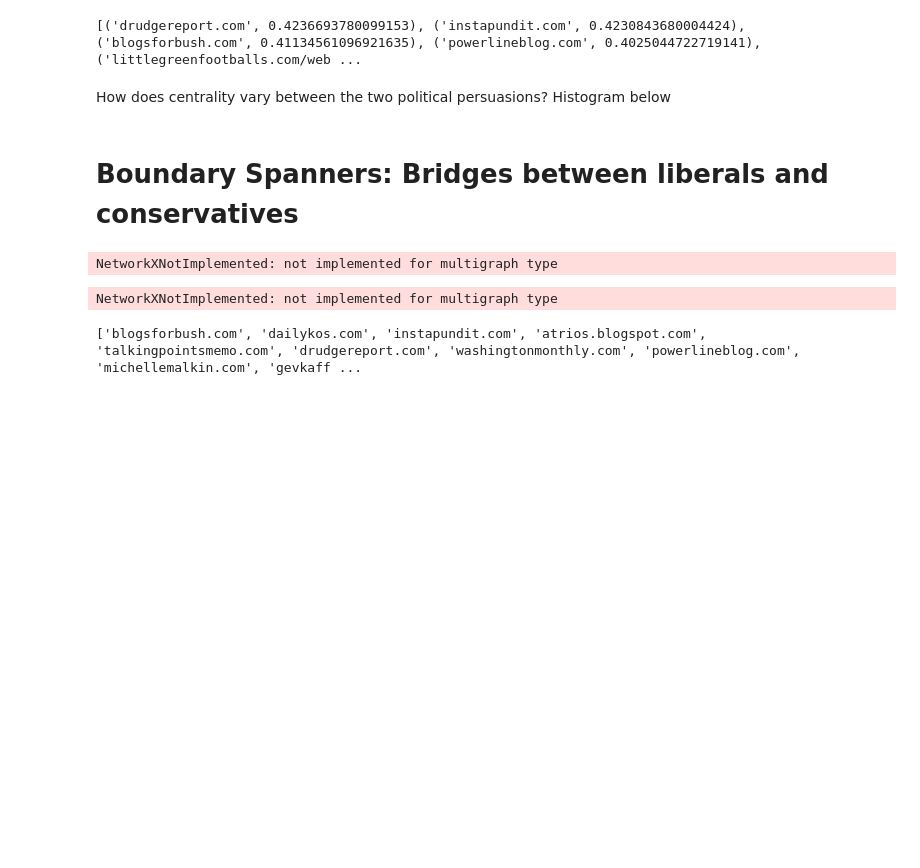
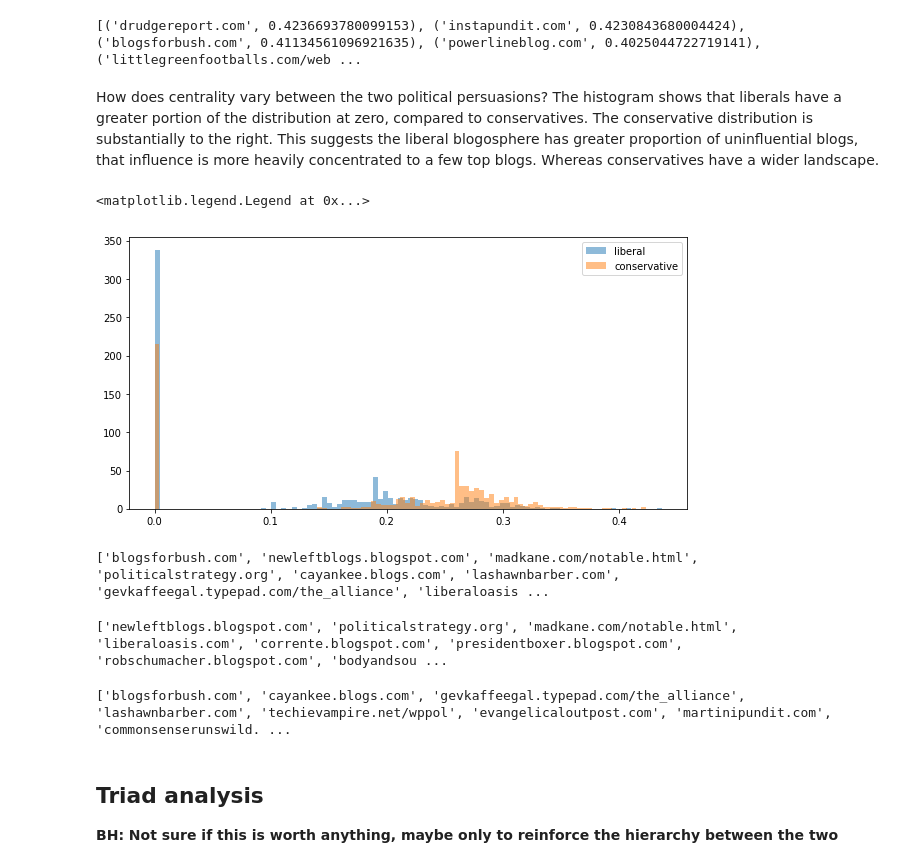
Before and after one commit to benhorvath/web_analytics, a Jupyter notebook: project1/Project 1.ipynb, the cells around one changed output. Saved outputs shown, nothing was run; the diff lists cells and outputs as text; code cells hidden in the pictures; blank space fills up the shorter version.

Commit message:
text, centrality, traid

```diff
--- a/project1/Project 1.ipynb
+++ b/project1/Project 1.ipynb
@@ -11,7 +18,11 @@ from urllib.request import urlopen
 import matplotlib.pyplot as plot
 import networkx as nx
 from networkx.algorithms import traversal as tr
+from networkx.algorithms.components import connected_components as cc
 import networkx.generators.small as sm
 import numpy as np
 import pandas as pd
+
+# Set plot size globally
+plot.rcParams['figure.figsize'] = [10, 5]
 # %% [markdown]
@@ -100,27 +111,37 @@ cs_cons = sorted_map(c_cons)
 print(cs_cons[:10])
 # %% [output]
 [('drudgereport.com', 0.4236693780099153), ('instapundit.com', 0.4230843680004424), ('blogsforbush.com', 0.41134561096921635), ('powerlineblog.com', 0.4025044722719141), ('littlegreenfootballs.com/web ...
-# %% [markdown]
-How does centrality vary between the two political persuasions? Histogram below
-# %% [markdown]
-# Boundary Spanners: Bridges between liberals and conservatives
-# %%
-#bottlenecks or boundary spanners, not sure how to use this to find who connects dem communities to rep communities.
-b = nx.betweenness_centrality(G)
-bs = sorted_map(b)
-print(bs[:10])
-# %% [output]
-NetworkXNotImplemented: not implemented for multigraph type
-# %%
-#centrality based on incoming links. If you keep clicking links on a blog post, how likely are you to end up on x blog.
-p = nx.pagerank(G)
-ps = sorted_map(p)
-print(ps[:10])
-# %% [output]
-NetworkXNotImplemented: not implemented for multigraph type
+# %% [markdown]
+How does centrality vary between the two political persuasions? The histogram shows that liberals have a greater portion of the distribution at zero, compared to conservatives. The conservative distribution is substantially to the right. This suggests the liberal blogosphere has greater proportion of uninfluential blogs, that influence is more heavily concentrated to a few top blogs. Whereas conservatives have a wider landscape.
+# %%
+lib_centrality = [i[1] for i in cs_libs]
+con_centrality = [i[1] for i in cs_cons]
+
+plot.hist(lib_centrality, 100, alpha=0.5, label='liberal')
+plot.hist(con_centrality, 100, alpha=0.5, label='conservative')
+plot.legend(loc='upper right')
+# %% [output]
+<matplotlib.legend.Legend at 0x...>
+[figure, added]
 # %%
 #identify a set of decentralized spreaders with the best spreading ability. List of sites to target for maximal spread. Thought it was cool.
-v = nx.voterank(G1)
+v = nx.voterank(G)
 print(v[:10])
 # %% [output]
-['blogsforbush.com', 'dailykos.com', 'instapundit.com', 'atrios.blogspot.com', 'talkingpointsmemo.com', 'drudgereport.com', 'washingtonmonthly.com', 'powerlineblog.com', 'michellemalkin.com', 'gevkaff ...
+['blogsforbush.com', 'newleftblogs.blogspot.com', 'madkane.com/notable.html', 'politicalstrategy.org', 'cayankee.blogs.com', 'lashawnbarber.com', 'gevkaffeegal.typepad.com/the_alliance', 'liberaloasis ...
+# %%
+#identify a set of decentralized spreaders with the best spreading ability. List of sites to target for maximal spread. Thought it was cool.
+vl = nx.voterank(G_libs)
+print(vl[:10])
+# %% [output]
+['newleftblogs.blogspot.com', 'politicalstrategy.org', 'madkane.com/notable.html', 'liberaloasis.com', 'corrente.blogspot.com', 'presidentboxer.blogspot.com', 'robschumacher.blogspot.com', 'bodyandsou ...
+# %%
+#identify a set of decentralized spreaders with the best spreading ability. List of sites to target for maximal spread. Thought it was cool.
+vc = nx.voterank(G_cons)
+print(vc[:10])
+# %% [output]
+['blogsforbush.com', 'cayankee.blogs.com', 'gevkaffeegal.typepad.com/the_alliance', 'lashawnbarber.com', 'techievampire.net/wppol', 'evangelicaloutpost.com', 'martinipundit.com', 'commonsenserunswild. ...
+# %% [markdown]
+## Triad analysis
+
+**BH: Not sure if this is worth anything, maybe only to reinforce the hierarchy between the two**
```
Also changed, not shown: parts of 11 cells of this notebook.
